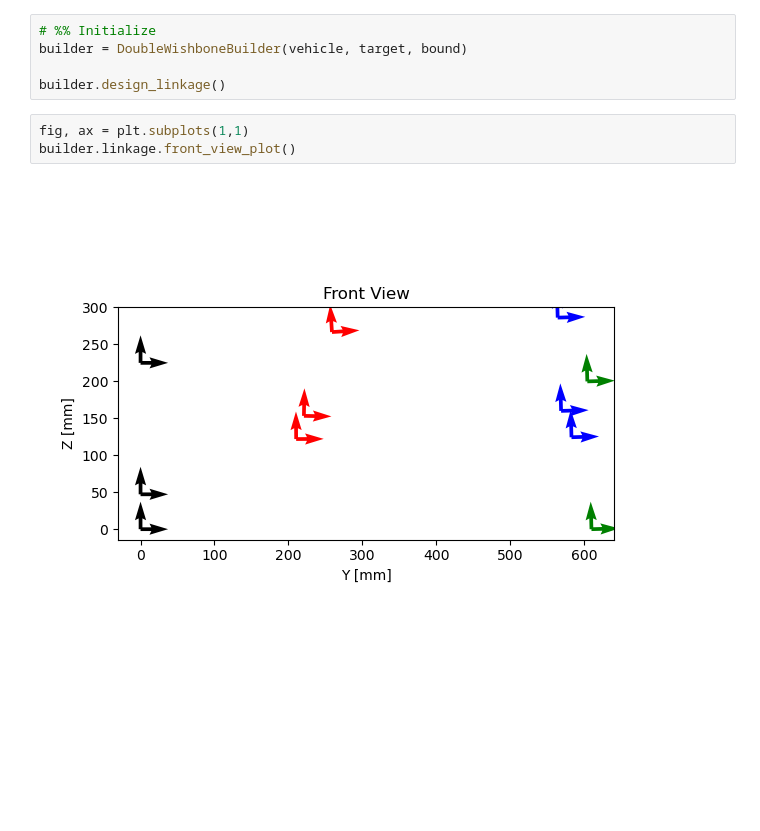
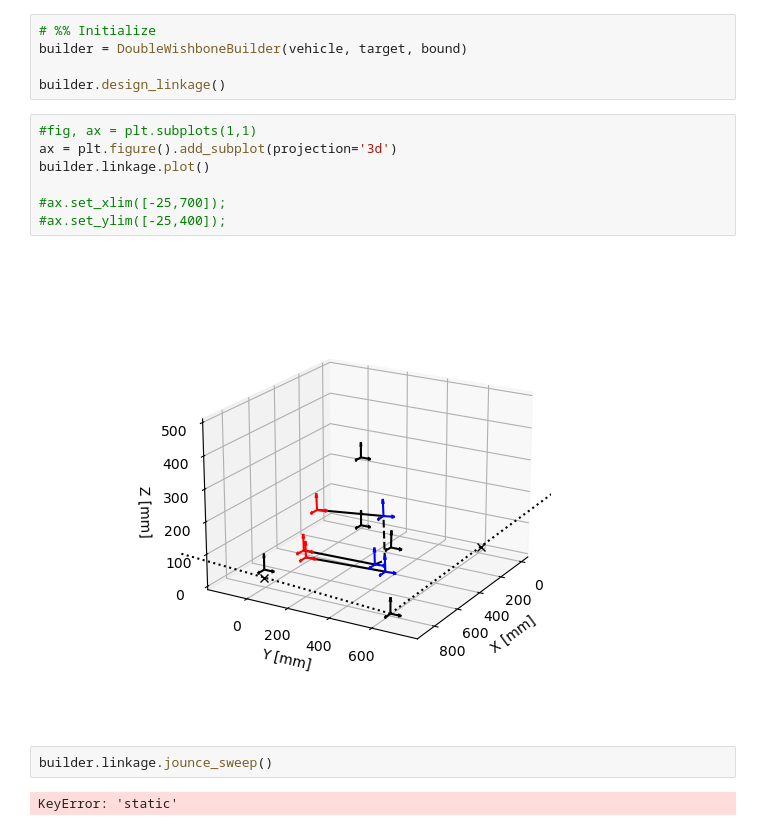
Before and after one commit to LonghornRacingElectric/suspension_designer, a Jupyter notebook: notebooks/double_wishbone-bechrist-18-08-22.ipynb, the cells around one changed output. Saved outputs shown, nothing was run; the diff lists cells and outputs as text; blank space fills up the shorter version.

```diff
--- a/notebooks/double_wishbone-bechrist-18-08-22.ipynb
+++ b/notebooks/double_wishbone-bechrist-18-08-22.ipynb
@@ -77,8 +74,16 @@ vehicle, target, bound = parse_toml(test_input).values()
 builder = DoubleWishboneBuilder(vehicle, target, bound)
 
 builder.design_linkage()
-# %%
-fig, ax = plt.subplots(1,1)
-builder.linkage.front_view_plot()
-# %% [output]
-[figure, removed]
+# %%
+#fig, ax = plt.subplots(1,1)
+ax = plt.figure().add_subplot(projection='3d')
+builder.linkage.plot()
+
+#ax.set_xlim([-25,700]);
+#ax.set_ylim([-25,400]);
+# %% [output]
+[figure, added]
+# %%
+builder.linkage.jounce_sweep()
+# %% [output]
+KeyError: 'static'
```
Also changed, not shown: parts of 2 cells of this notebook, 4 other files.
